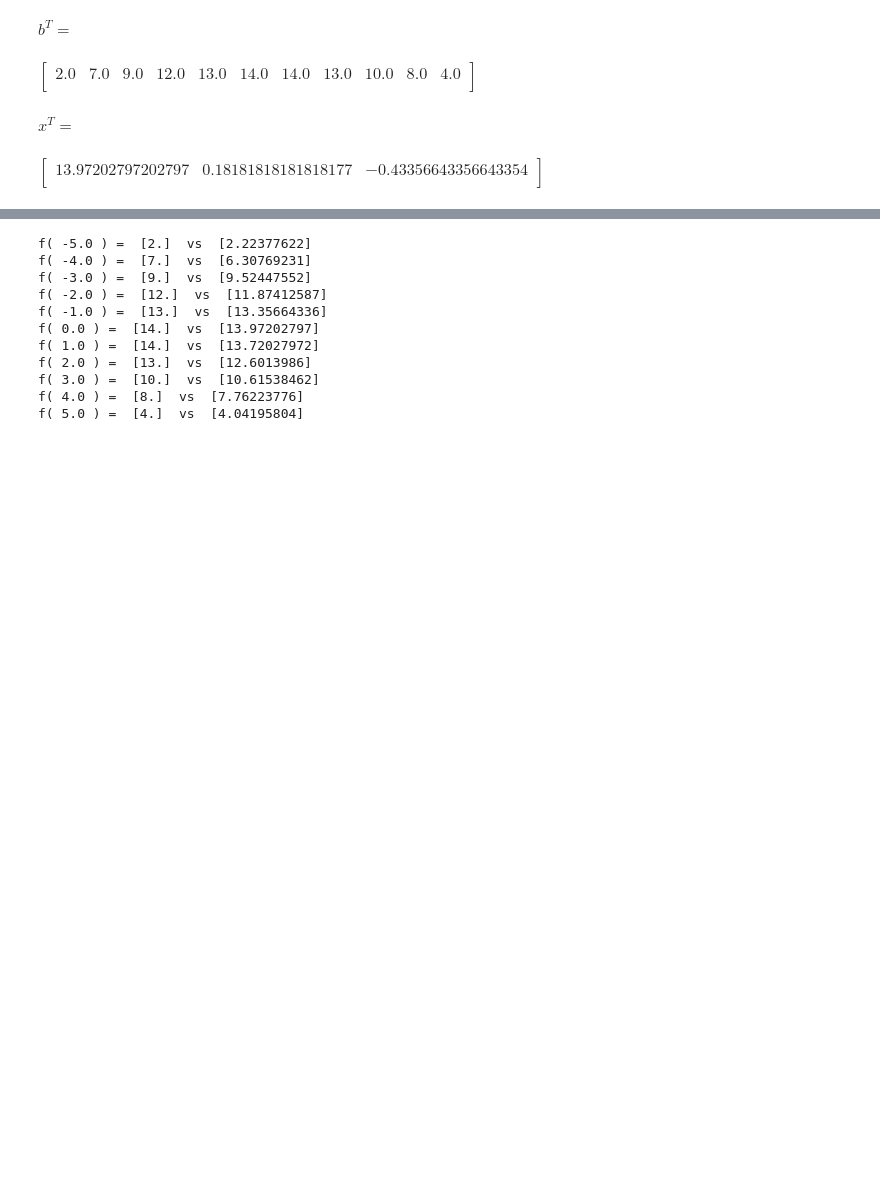
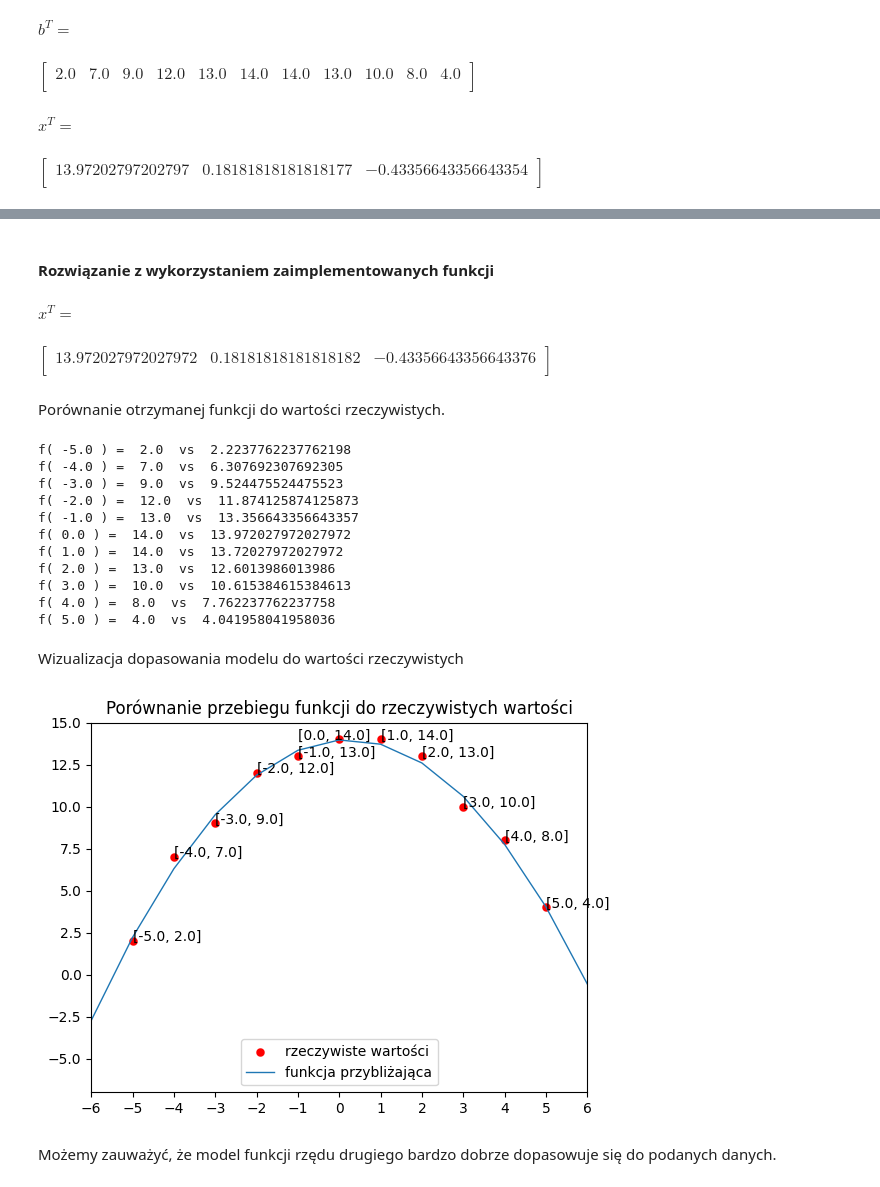
Before and after one commit to Dawid-Lukasiewicz/Numerical_Methodes, a Jupyter notebook: Lab3/zadanie4.ipynb, the cells around one changed output, grey strips where cells are left out. Cells and saved outputs as stored; diff of their text form; code cells hidden in the pictures; blank space fills up the shorter version.

```diff
--- a/Lab3/zadanie4.ipynb
+++ b/Lab3/zadanie4.ipynb
@@ -72,19 +113,56 @@ $$ f(x) = a_0 + a_1 x + a_2 x$$
+# %% [markdown]
+#### Rozwiązanie z wykorzystaniem zaimplementowanych funkcji
+# %%
+x = least_square(A, b)
+display(Math("x^T = "))
+mx.print_matrix(x.T)
+# %% [output]
+$\displaystyle x^T = $
+$\displaystyle \begin{bmatrix}13.972027972027972&0.18181818181818182&-0.43356643356643376\\\end{bmatrix}$
+# %% [markdown]
+Porównanie otrzymanej funkcji do wartości rzeczywistych.
 # %%
 samplesLen = len(b)
 coefsNum = len(x)
 y = []
 for i in range(samplesLen):
     y.append(A[i][0]*x[0] + A[i][1]*x[1] + A[i][2]*x[2])
-    print("f(", A[i][1] , ") = ", b[i], " vs ", y[i])
+    print("f(", A[i][1] , ") = ", float(b[i]), " vs ", float(y[i]))
 # %% [output]
-f( -5.0 ) =  [2.]  vs  [2.22377622]
-f( -4.0 ) =  [7.]  vs  [6.30769231]
-f( -3.0 ) =  [9.]  vs  [9.52447552]
-f( -2.0 ) =  [12.]  vs  [11.87412587]
-f( -1.0 ) =  [13.]  vs  [13.35664336]
-f( 0.0 ) =  [14.]  vs  [13.97202797]
-f( 1.0 ) =  [14.]  vs  [13.72027972]
-f( 2.0 ) =  [13.]  vs  [12.6013986]
-f( 3.0 ) =  [10.]  vs  [10.61538462]
-f( 4.0 ) =  [8.]  vs  [7.76223776]
-f( 5.0 ) =  [4.]  vs  [4.04195804]
+f( -5.0 ) =  2.0  vs  2.2237762237762198
+f( -4.0 ) =  7.0  vs  6.307692307692305
+f( -3.0 ) =  9.0  vs  9.524475524475523
+f( -2.0 ) =  12.0  vs  11.874125874125873
+f( -1.0 ) =  13.0  vs  13.356643356643357
+f( 0.0 ) =  14.0  vs  13.972027972027972
+f( 1.0 ) =  14.0  vs  13.72027972027972
+f( 2.0 ) =  13.0  vs  12.6013986013986
+f( 3.0 ) =  10.0  vs  10.615384615384613
+f( 4.0 ) =  8.0  vs  7.762237762237758
+f( 5.0 ) =  4.0  vs  4.041958041958036
+# %% [markdown]
+Wizualizacja dopasowania modelu do wartości rzeczywistych
+# %%
+fig, ax = plt.subplots()
+
+ax.scatter(A[:, 1], b, linewidths=.1, c="red", label="rzeczywiste wartości")
+
+xPlot = np.arange(-6, 8, step=1)
+yPlot = x[0] + x[1]*xPlot + x[2]*pow(xPlot, 2)
+ax.plot(xPlot, yPlot, linewidth=1, label="funkcja przybliżająca")
+
+for i in range(len(b)):
+    if i == 5:
+        ax.text(A[i][1]-1, b[i], s=fr"[{float(A[i][1])}, {float(b[i])}]")
+    else:
+        ax.text(A[i][1], b[i], s=fr"[{float(A[i][1])}, {float(b[i])}]")
+
+
+ax.set(xlim=(-6, 6), xticks=np.arange(-6, 7, step=1))
+plt.title("Porównanie przebiegu funkcji do rzeczywistych wartości")
+plt.legend(loc="lower center")
+plt.show()
+# %% [output]
+[figure, added]
+# %% [markdown]
+Możemy zauważyć, że model funkcji rzędu drugiego bardzo dobrze dopasowuje się do podanych danych.
```
Also changed, not shown: parts of 13 cells of this notebook.
